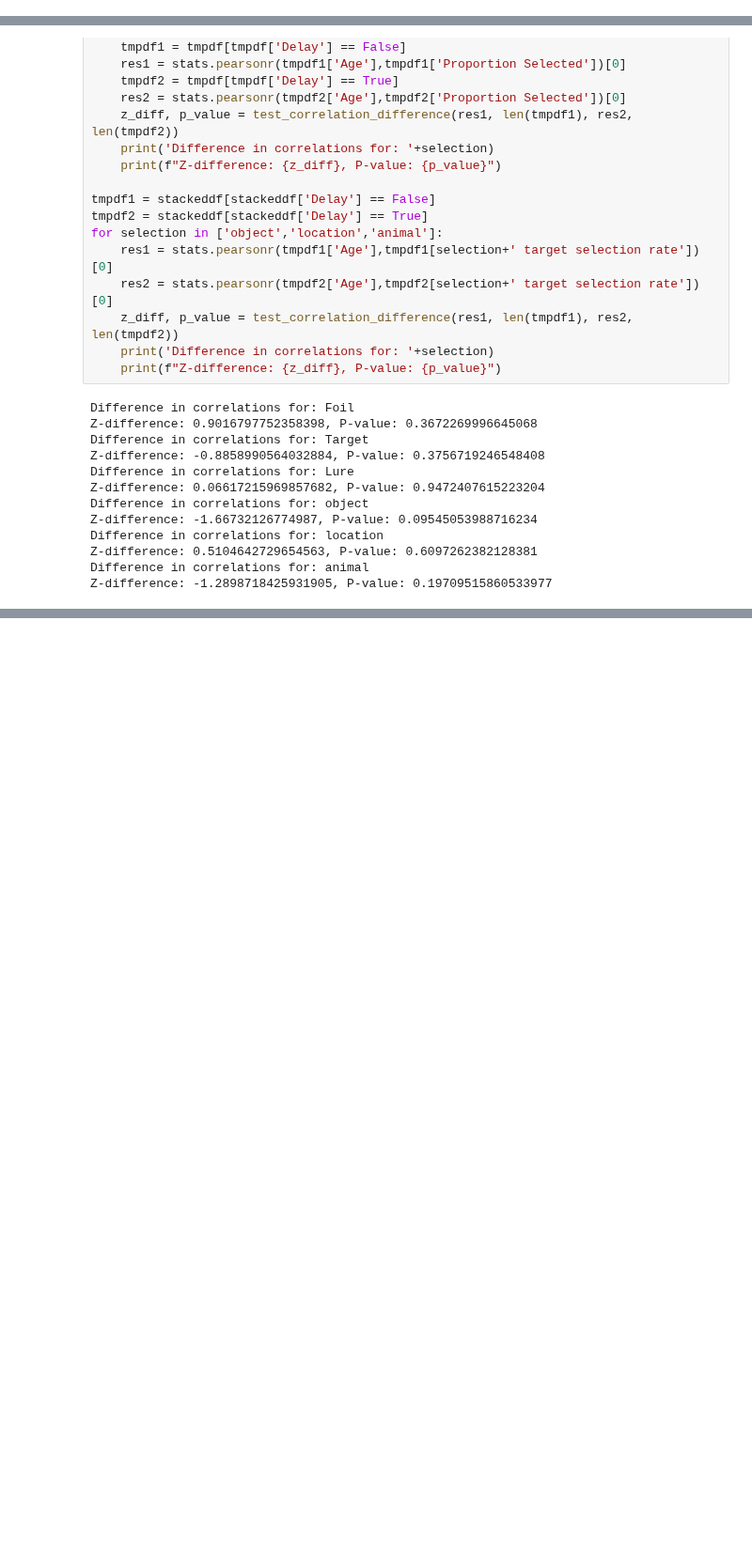
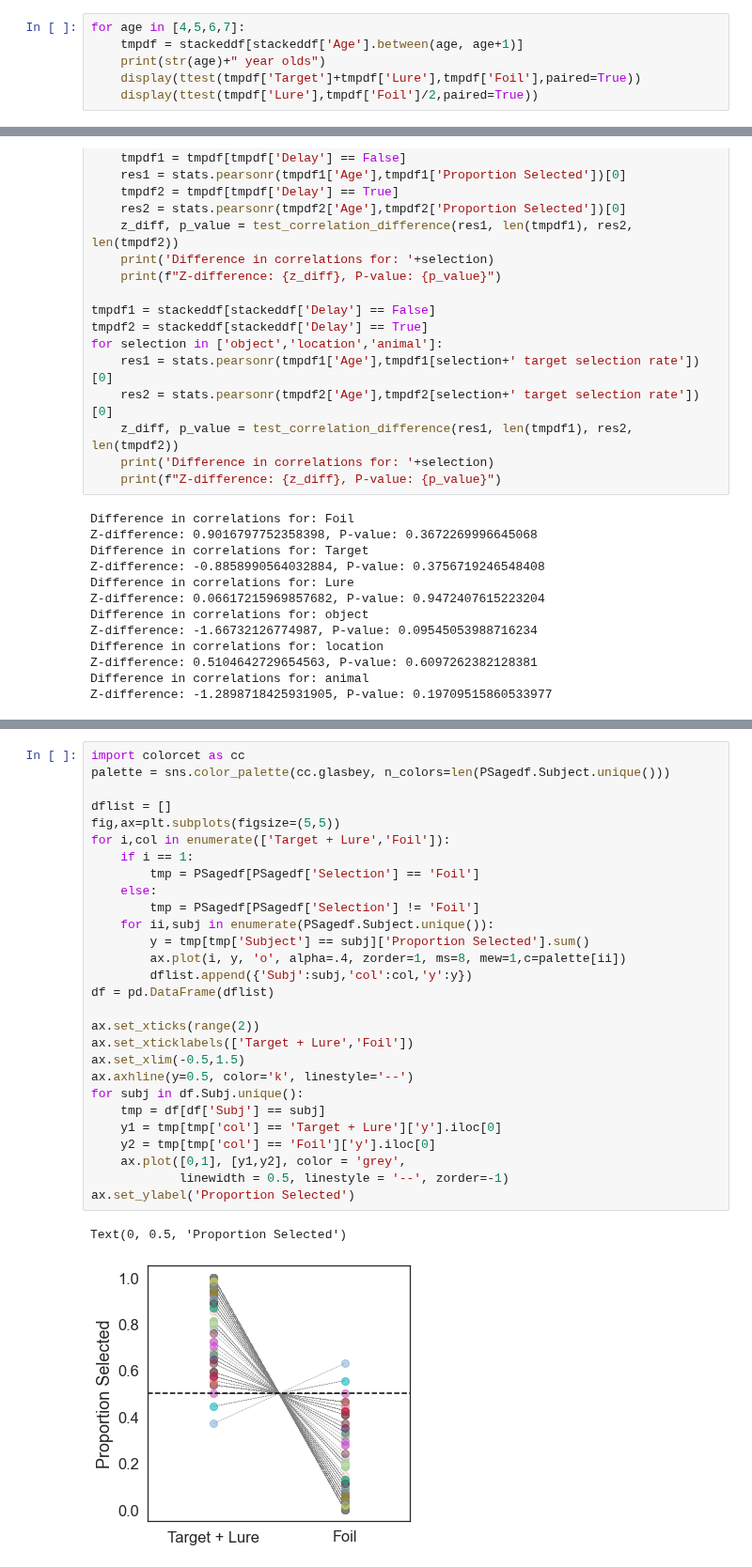
Before and after one commit to samsydco/PSPC, a Jupyter notebook: Results_PS.ipynb, the cells around one changed output, grey strips where cells are left out. Shown at 94% size. Cells and saved outputs as stored; diff of their text form; blank space fills up the shorter version.

Commit message:
Modifications to Results_PS.ipynb - added some analysis and new figures for Reviewer 2 second round comments.

```diff
--- a/Results_PS.ipynb
+++ b/Results_PS.ipynb
@@ -217,0 +219,6 @@ display(dftmp)
+# %%
+for age in [4,5,6,7]:
+    tmpdf = stackeddf[stackeddf['Age'].between(age, age+1)]
+    print(str(age)+" year olds")
+    display(ttest(tmpdf['Target']+tmpdf['Lure'],tmpdf['Foil'],paired=True))
+    display(ttest(tmpdf['Lure'],tmpdf['Foil']/2,paired=True))
@@ -985,0 +1014,31 @@ plt.show()
+# %%
+import colorcet as cc
+palette = sns.color_palette(cc.glasbey, n_colors=len(PSagedf.Subject.unique()))
+
+dflist = []
+fig,ax=plt.subplots(figsize=(5,5))
+for i,col in enumerate(['Target + Lure','Foil']):
+    if i == 1:
+        tmp = PSagedf[PSagedf['Selection'] == 'Foil']
+    else:
+        tmp = PSagedf[PSagedf['Selection'] != 'Foil']
+    for ii,subj in enumerate(PSagedf.Subject.unique()):
+        y = tmp[tmp['Subject'] == subj]['Proportion Selected'].sum()
+        ax.plot(i, y, 'o', alpha=.4, zorder=1, ms=8, mew=1,c=palette[ii])
+        dflist.append({'Subj':subj,'col':col,'y':y})
+df = pd.DataFrame(dflist)
+
+ax.set_xticks(range(2))
+ax.set_xticklabels(['Target + Lure','Foil'])
+ax.set_xlim(-0.5,1.5)
+ax.axhline(y=0.5, color='k', linestyle='--')
+for subj in df.Subj.unique():
+    tmp = df[df['Subj'] == subj]
+    y1 = tmp[tmp['col'] == 'Target + Lure']['y'].iloc[0]
+    y2 = tmp[tmp['col'] == 'Foil']['y'].iloc[0]
+    ax.plot([0,1], [y1,y2], color = 'grey',
+            linewidth = 0.5, linestyle = '--', zorder=-1)
+ax.set_ylabel('Proportion Selected')
+# %% [output]
+Text(0, 0.5, 'Proportion Selected')
+[figure, added]
```
Also changed, not shown: parts of 4 cells of this notebook.
